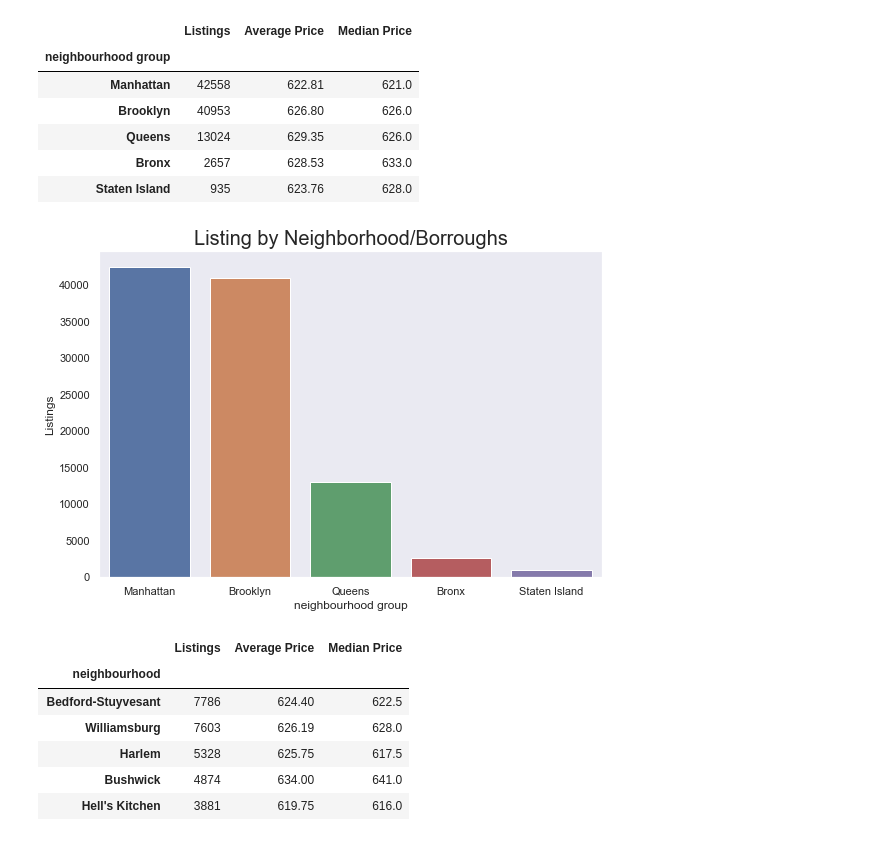
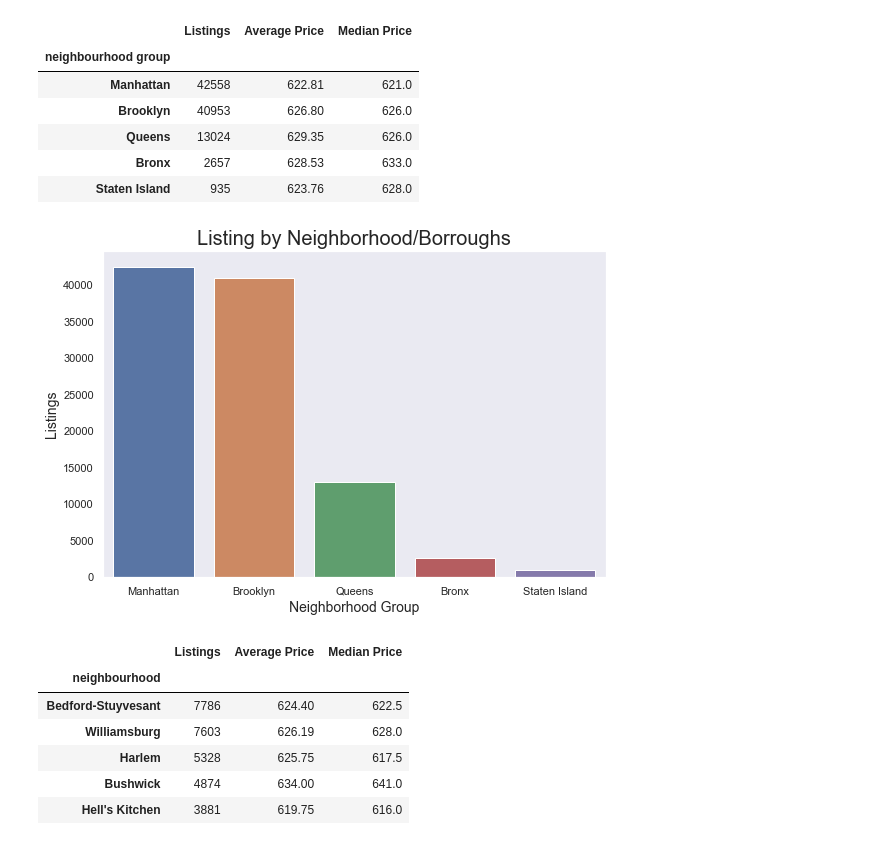
Before and after one commit to adalal80/AirBnB_EDA, a Jupyter notebook: AirBnB.ipynb, the cells around one changed output. Drawn from its saved outputs; the diff is of its cells as text; code cells hidden in the pictures.

```diff
--- a/AirBnB.ipynb
+++ b/AirBnB.ipynb
@@ -372,10 +403,13 @@ dfng
 # %%
 plt.figure(figsize=(9,6))
 a = sns.barplot(x=dfng.index,y=dfng['Listings'])
 a.set_title("Listing by Neighborhood/Borroughs", fontsize = 20)
+plt.xlabel('Neighborhood Group',fontsize=14)
+plt.ylabel('Listings',fontsize=14)
+
 plt.show()
 # %% [output]
-[figure, old version]
+[figure, new version]
 # %%
 dfn = df2.groupby('neighbourhood')['id'].nunique().to_frame('Listings')
 dfn['Average Price'] = df2.groupby('neighbourhood')['price'].mean().round(2)
```
Also changed, not shown: parts of 20 cells of this notebook.
